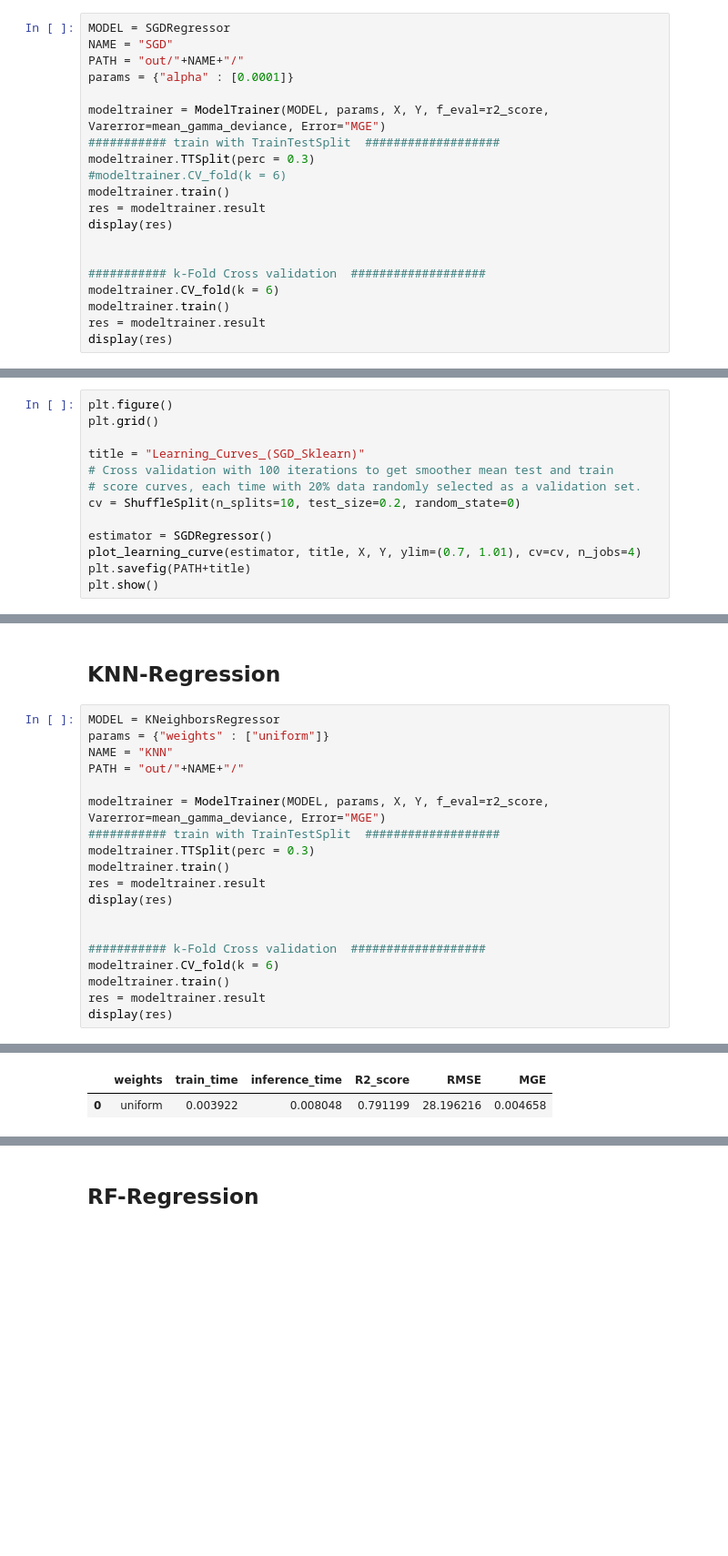
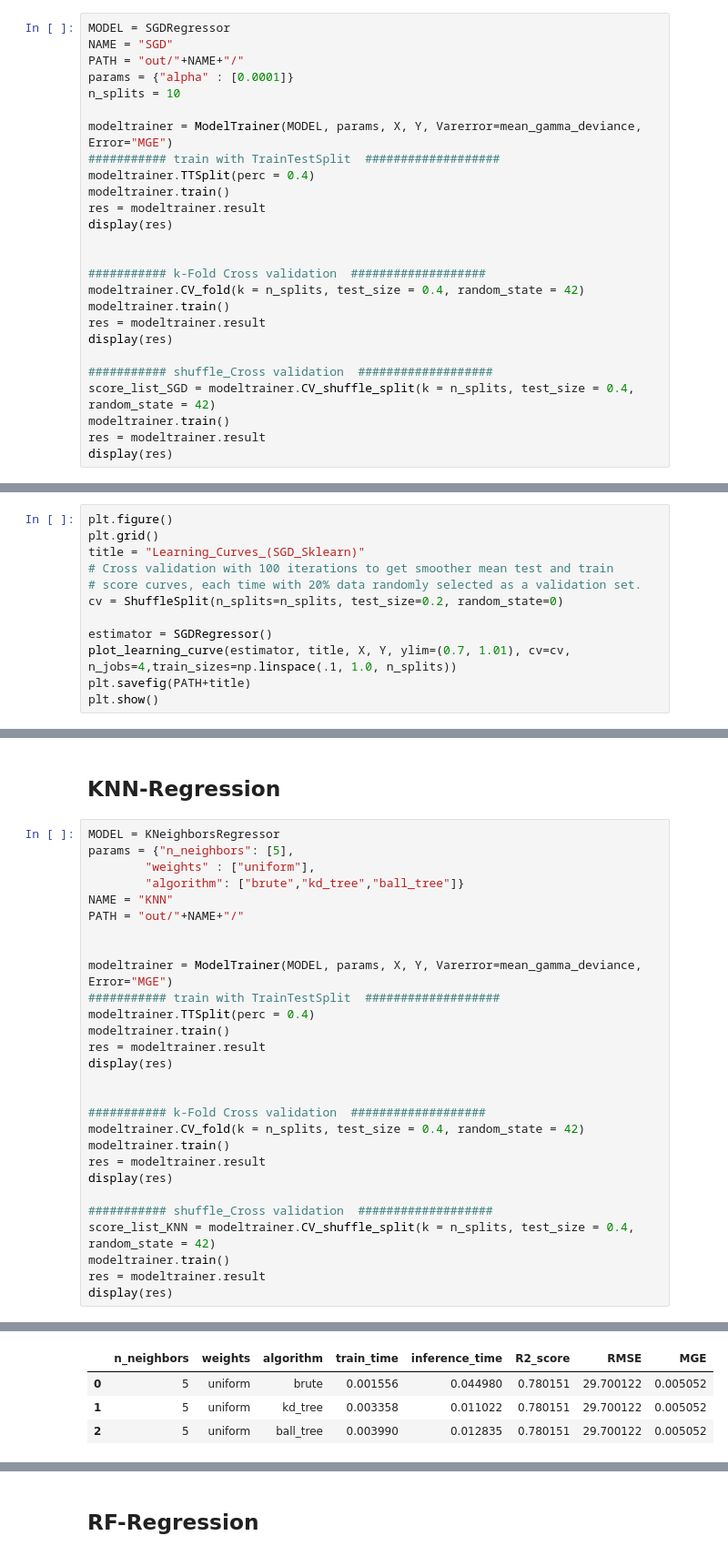
Before and after one commit to hitimr/ML_2020, a Jupyter notebook: Ex2/Moneyball/moneyball_exploration.ipynb, the cells around one changed output, grey strips where cells are left out. Shown: that part at 91% size. Drawn from its saved outputs; the diff is of its cells as text; blank space fills up the shorter version.

```diff
--- a/Ex2/Moneyball/moneyball_exploration.ipynb
+++ b/Ex2/Moneyball/moneyball_exploration.ipynb
@@ -329,19 +404,25 @@ MODEL = SGDRegressor
 NAME = "SGD"
 PATH = "out/"+NAME+"/"
 params = {"alpha" : [0.0001]}
+n_splits = 10
 
-modeltrainer = ModelTrainer(MODEL, params, X, Y, f_eval=r2_score, Varerror=mean_gamma_deviance, Error="MGE")
+modeltrainer = ModelTrainer(MODEL, params, X, Y, Varerror=mean_gamma_deviance, Error="MGE")
 ########### train with TrainTestSplit  ###################
-modeltrainer.TTSplit(perc = 0.3)
-#modeltrainer.CV_fold(k = 6)
+modeltrainer.TTSplit(perc = 0.4)
 modeltrainer.train()
 res = modeltrainer.result
 display(res)
 
 
 ########### k-Fold Cross validation  ###################
-modeltrainer.CV_fold(k = 6)
+modeltrainer.CV_fold(k = n_splits, test_size = 0.4, random_state = 42)
 modeltrainer.train()
 res = modeltrainer.result
 display(res)
+
+########### shuffle_Cross validation  ###################
+score_list_SGD = modeltrainer.CV_shuffle_split(k = n_splits, test_size = 0.4, random_state = 42)
+modeltrainer.train()
+res = modeltrainer.result
+display(res)
 # %% [output]
@@ -358,14 +460,13 @@ Total evaluation time = 0.21s
 # %%
 plt.figure()
 plt.grid()
-
 title = "Learning_Curves_(SGD_Sklearn)"
 # Cross validation with 100 iterations to get smoother mean test and train
 # score curves, each time with 20% data randomly selected as a validation set.
-cv = ShuffleSplit(n_splits=10, test_size=0.2, random_state=0)
+cv = ShuffleSplit(n_splits=n_splits, test_size=0.2, random_state=0)
 
 estimator = SGDRegressor()
-plot_learning_curve(estimator, title, X, Y, ylim=(0.7, 1.01), cv=cv, n_jobs=4)
+plot_learning_curve(estimator, title, X, Y, ylim=(0.7, 1.01), cv=cv, n_jobs=4,train_sizes=np.linspace(.1, 1.0, n_splits))
 plt.savefig(PATH+title)
 plt.show()
 # %% [output]
@@ -420,21 +557,30 @@ Total evaluation time = 4.01s
 ## KNN-Regression
 # %%
 MODEL = KNeighborsRegressor
-params = {"weights" : ["uniform"]}
+params = {"n_neighbors": [5],
+        "weights" : ["uniform"],
+        "algorithm": ["brute","kd_tree","ball_tree"]}
 NAME = "KNN"
 PATH = "out/"+NAME+"/"
 
-modeltrainer = ModelTrainer(MODEL, params, X, Y, f_eval=r2_score, Varerror=mean_gamma_deviance, Error="MGE")
+
+modeltrainer = ModelTrainer(MODEL, params, X, Y, Varerror=mean_gamma_deviance, Error="MGE")
 ########### train with TrainTestSplit  ###################
-modeltrainer.TTSplit(perc = 0.3)
+modeltrainer.TTSplit(perc = 0.4)
 modeltrainer.train()
 res = modeltrainer.result
 display(res)
 
 
 ########### k-Fold Cross validation  ###################
-modeltrainer.CV_fold(k = 6)
+modeltrainer.CV_fold(k = n_splits, test_size = 0.4, random_state = 42)
 modeltrainer.train()
 res = modeltrainer.result
 display(res)
+
+########### shuffle_Cross validation  ###################
+score_list_KNN = modeltrainer.CV_shuffle_split(k = n_splits, test_size = 0.4, random_state = 42)
+modeltrainer.train()
+res = modeltrainer.result
+display(res)
 # %% [output]
@@ -444,2 +591,4 @@ Total evaluation time = 0.19s
-|  | weights | train_time | inference_time | R2_score | RMSE | MGE |
-| 0 | uniform | 0.003922 | 0.008048 | 0.791199 | 28.196216 | 0.004658 |
+|  | n_neighbors | weights | algorithm | train_time | inference_time | R2_score | RMSE | MGE |
+| 0 | 5 | uniform | brute | 0.001556 | 0.044980 | 0.780151 | 29.700122 | 0.005052 |
+| 1 | 5 | uniform | kd_tree | 0.003358 | 0.011022 | 0.780151 | 29.700122 | 0.005052 |
+| 2 | 5 | uniform | ball_tree | 0.003990 | 0.012835 | 0.780151 | 29.700122 | 0.005052 |
```
Also changed, not shown: parts of 22 cells of this notebook, 32 other files.
